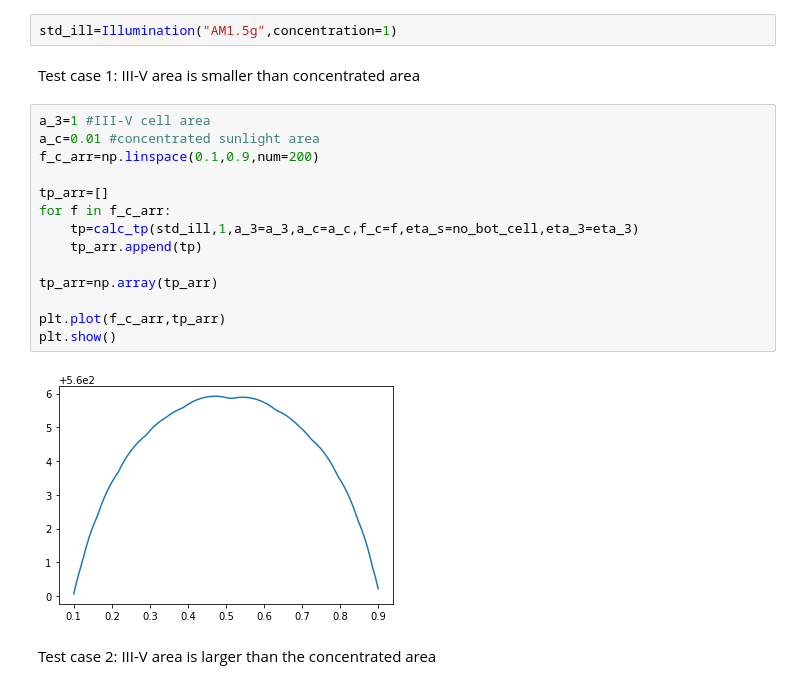
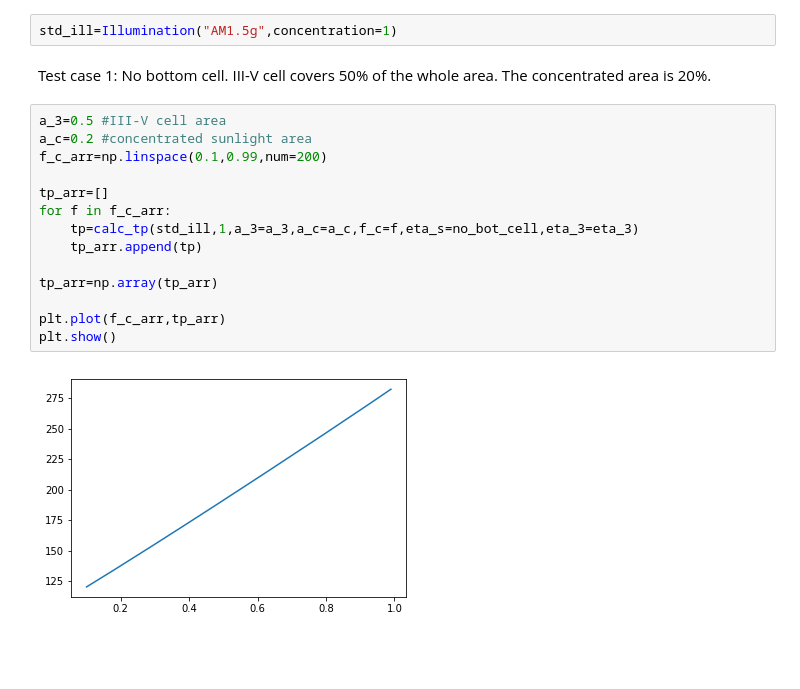
Before and after one commit to kanhua/pypvcell, a Jupyter notebook: examples/PCSC calculation/Naive PCSC v3.ipynb, the cells around one changed output. Cells and saved outputs as stored; diff of their text form; blank space fills up the shorter version.

```diff
--- a/examples/PCSC calculation/Naive PCSC v3.ipynb
+++ b/examples/PCSC calculation/Naive PCSC v3.ipynb
@@ -39,22 +38,20 @@ def no_bot_cell(ill):
 # %%
 std_ill=Illumination("AM1.5g",concentration=1)
 # %% [markdown]
-Test case 1: III-V area is smaller than concentrated area
+Test case 1: No bottom cell. III-V cell covers 50% of the whole area. The concentrated area is 20%.
 # %%
-a_3=1 #III-V cell area
-a_c=0.01 #concentrated sunlight area
-f_c_arr=np.linspace(0.1,0.9,num=200)
+a_3=0.5 #III-V cell area
+a_c=0.2 #concentrated sunlight area
+f_c_arr=np.linspace(0.1,0.99,num=200)
 
 tp_arr=[]
 for f in f_c_arr:
     tp=calc_tp(std_ill,1,a_3=a_3,a_c=a_c,f_c=f,eta_s=no_bot_cell,eta_3=eta_3)
     tp_arr.append(tp)
 
 tp_arr=np.array(tp_arr)
 
 plt.plot(f_c_arr,tp_arr)
 plt.show()
 # %% [output]
-[figure, old version]
+[figure, new version]
-# %% [markdown]
-Test case 2: III-V area is larger than the concentrated area
```
Also changed, not shown: parts of 33 cells of this notebook, 2 other files.
